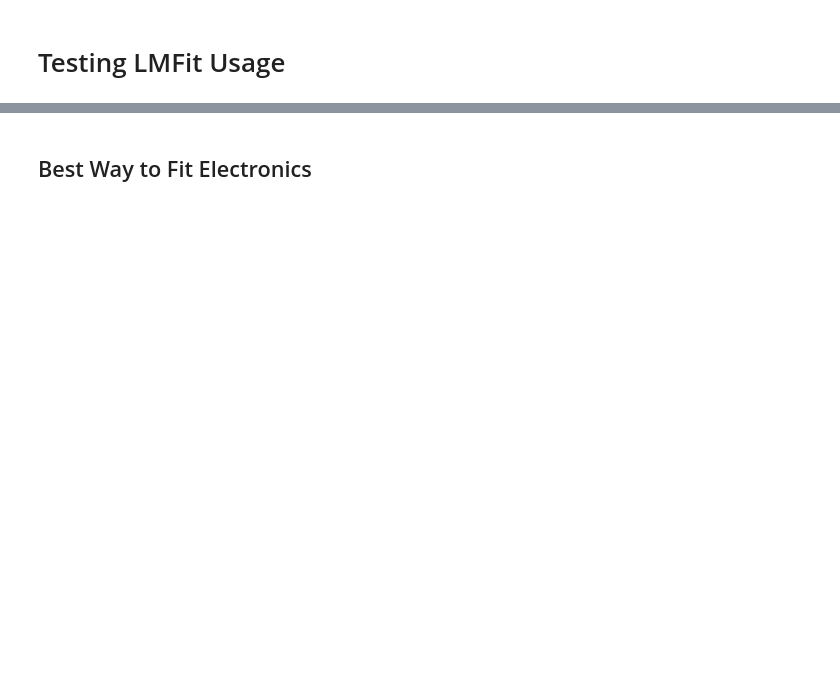
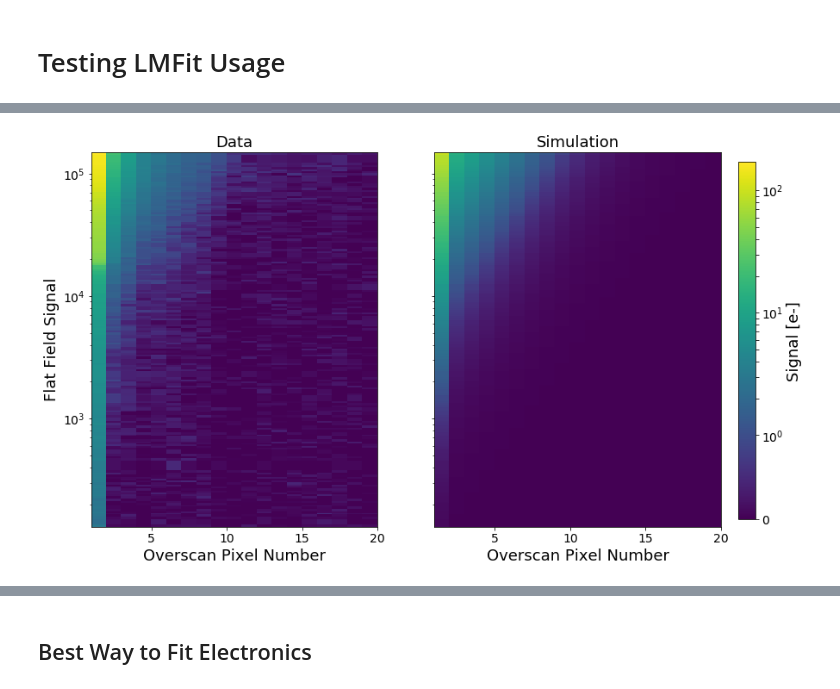
Before and after one commit to Snyder005/ctisim, a Jupyter notebook: notebooks/LmfitMinimization.ipynb, the cells around one changed output, grey strips where cells are left out. Saved outputs shown, nothing was run; the diff lists cells and outputs as text; code cells hidden in the pictures; blank space fills up the shorter version.

```diff
--- a/notebooks/LmfitMinimization.ipynb
+++ b/notebooks/LmfitMinimization.ipynb
@@ -192,0 +50,41 @@ Parameters([('ctiexp', <Parameter 'ctiexp', value=-5.000032816895831 +/- 8.36, b
+# %%
+start = 1
+stop = 20
+num_transfers = 512
+
+## Signals
+all_signals = hdulist[amp].data['FLATFIELD_SIGNAL']
+signals = all_signals[all_signals<max_signal]
+
+## Data
+data = hdulist[amp].data['COLUMN_MEAN'][all_signals<max_signal, start:stop+1]
+
+res = SimpleModel.model_results(result.params,signals, num_transfers, start=start, stop=stop)
+
+## Setting up PColor plot
+vmin = 0.0
+vmax = np.max(data)
+y=signals
+x=np.arange(start, stop+1)
+X,Y=np.meshgrid(x, y)
+
+fig, axes = plt.subplots(1, 2, figsize=(14, 8), sharey=True)
+im0 = axes[0].pcolor(X, Y, data,
+                     norm=SymLogNorm(1.0), vmin=vmin, vmax=vmax)
+im1 = axes[1].pcolor(X, Y, res,
+                     norm=SymLogNorm(1.0), vmin=vmin, vmax=vmax)
+axes[0].set_yscale('log')
+axes[0].set_ylabel('Flat Field Signal', fontsize=18)
+axes[0].set_xlabel('Overscan Pixel Number', fontsize=18)
+axes[0].tick_params(axis='both', which='major', labelsize=14)
+axes[0].set_title('Data', fontsize=18)
+axes[1].tick_params(axis='both', which='major', labelsize=14)
+axes[1].set_xlabel('Overscan Pixel Number', fontsize=18)
+axes[1].set_title('Simulation', fontsize=18)
+fig.subplots_adjust(right=0.85)
+cbar_ax = fig.add_axes([0.87, 0.14, 0.02, 0.72])
+cbar= fig.colorbar(im0, cax=cbar_ax)
+cbar.set_label('Signal [e-]', fontsize=18)
+cbar.ax.tick_params(labelsize=14)
+# %% [output]
+[figure, added]
```
Also changed, not shown: parts of 6 cells of this notebook, 5 other files.
